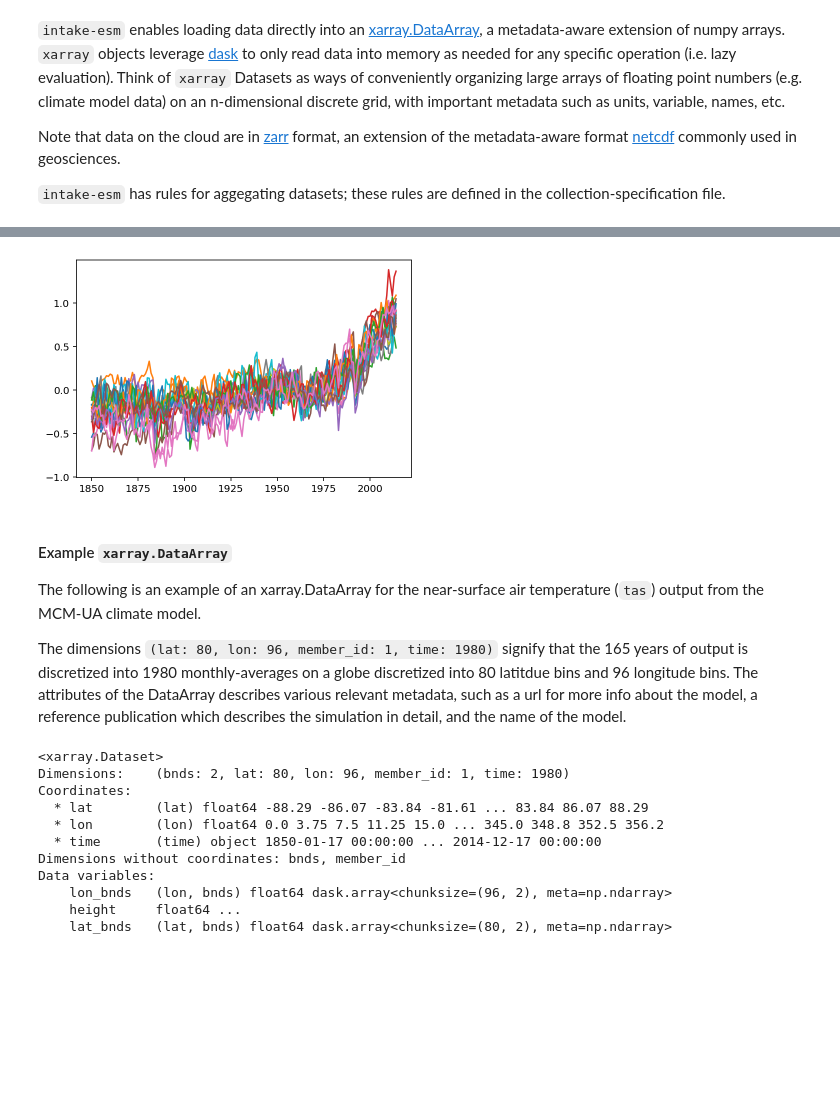
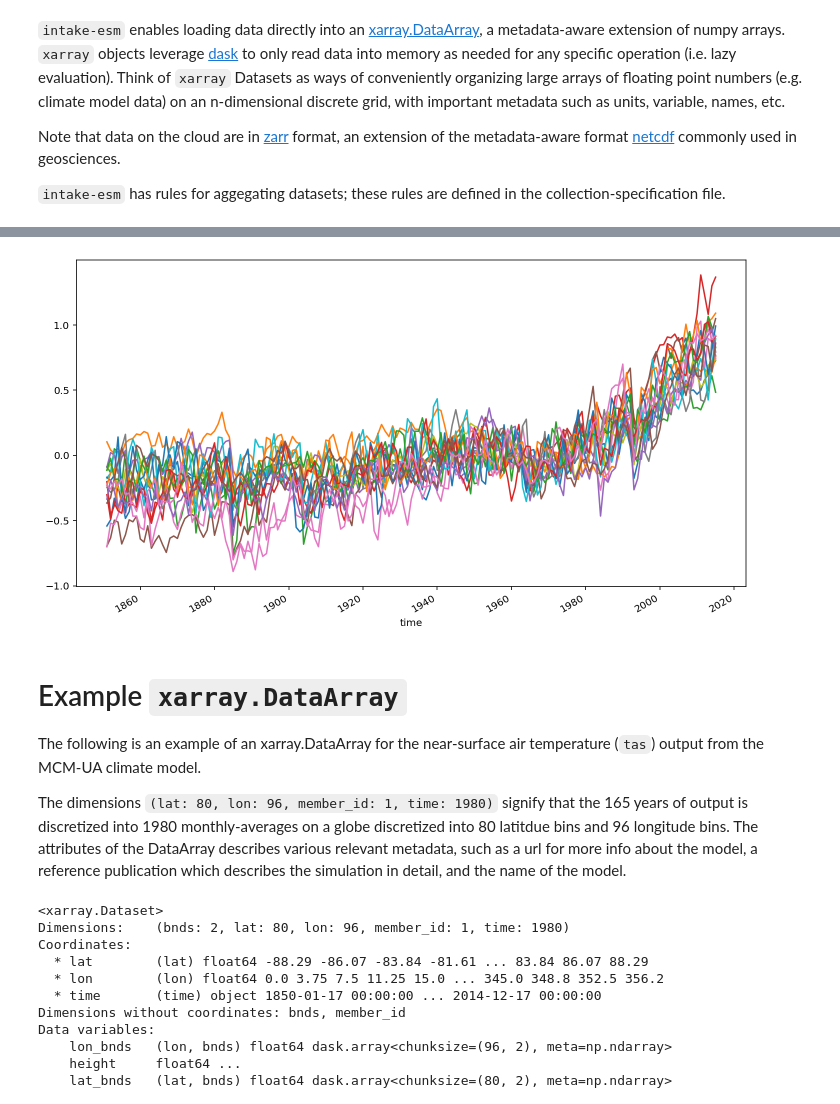
Before and after one commit to aedessler/cmip6-temperature-demo, a Jupyter notebook: notebooks/00_calculate_simulated_global_warming.ipynb, the cells around one changed output, grey strips where cells are left out. Cells and saved outputs as stored; diff of their text form; code cells hidden in the pictures; blank space fills up the shorter version.

```diff
--- a/notebooks/00_calculate_simulated_global_warming.ipynb
+++ b/notebooks/00_calculate_simulated_global_warming.ipynb
@@ -204 +211,3 @@ for name, ds in tqdm(dset_dict.items()):
 [interactive output not drawn]
+# %%
+x1['time']=pd.date_range('1850-01-01',freq='A',periods=len(x1.time))
@@ -205,12 +223,14 @@ for name, ds in tqdm(dset_dict.items()):
 # %%
 for ii in gmst_dict.keys():
     x1=xradd.annual(gmst_dict[ii])
     x1=x1-x1.sel(time=slice('1950-01-01','1980-01-01')).mean(dim='time')
-    plt.plot(range(1850,1850+len(x1)),x1)
+    x1['time']=pd.date_range('1850-01-01',freq='A',periods=len(x1.time))
+    # plt.plot(range(1850,1850+len(x1)),x1)
+    x1.plot()
 # %% [output]
-[figure, old version]
+[figure, new version]
 # %% [markdown]
-#### Example `xarray.DataArray`
+# Example `xarray.DataArray`
 
 The following is an example of an xarray.DataArray for the near-surface air temperature (`tas`) output from the MCM-UA climate model.
 
```
Also changed, not shown: parts of 4 cells of this notebook.
